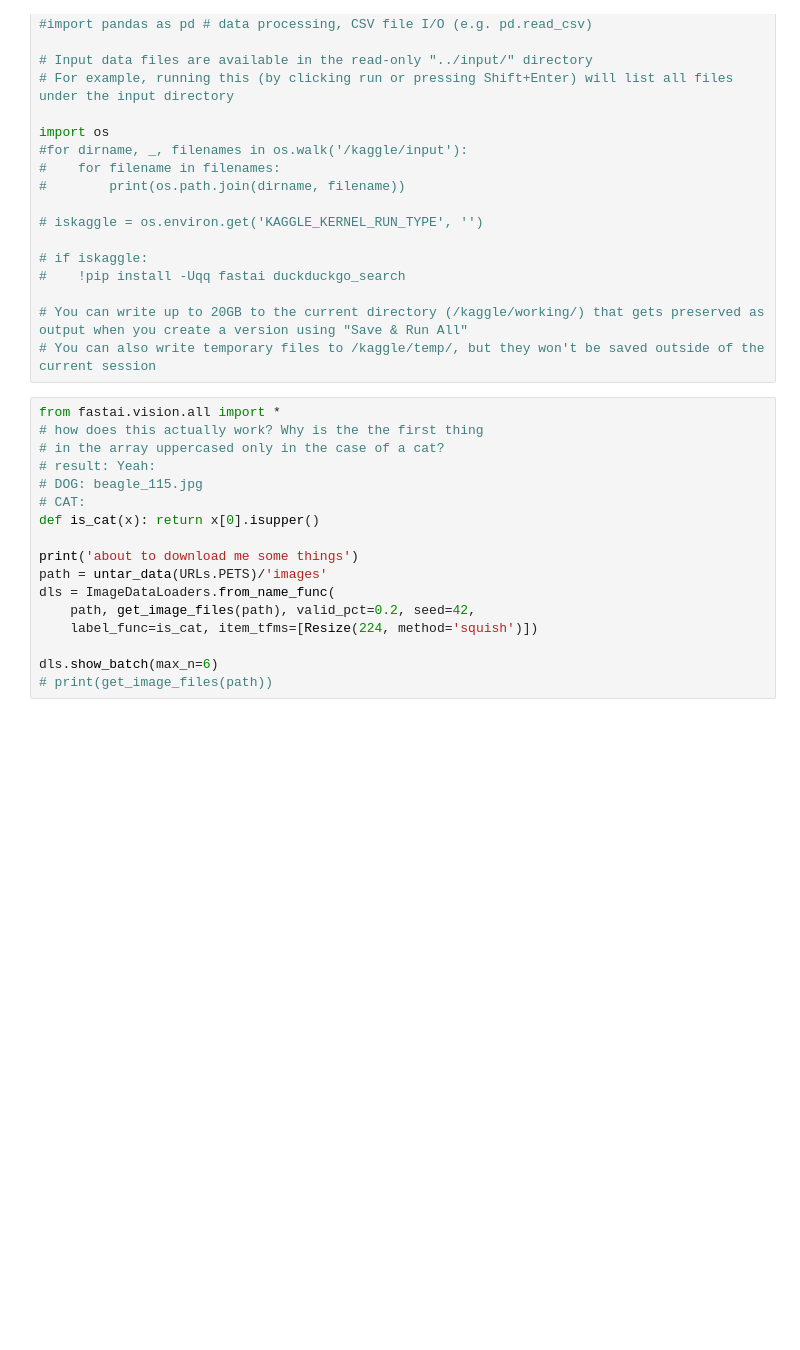
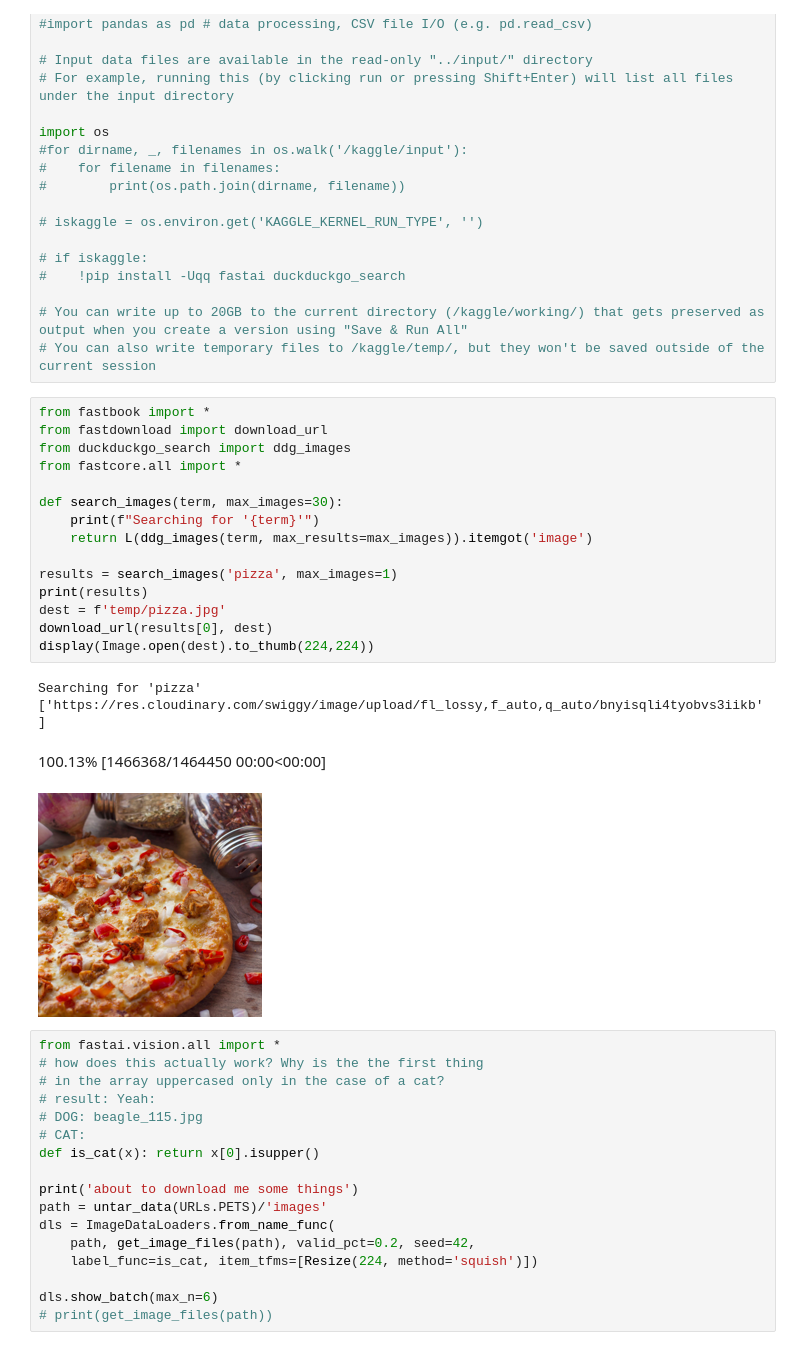
Before and after one commit to leftbyte/fastbook, a Jupyter notebook: cat-vs-dog.ipynb, the cells around one changed output. Saved outputs shown, nothing was run; the diff lists cells and outputs as text; blank space fills up the shorter version.

```diff
--- a/cat-vs-dog.ipynb
+++ b/cat-vs-dog.ipynb
@@ -21,6 +21,26 @@ import os
 
 # You can write up to 20GB to the current directory (/kaggle/working/) that gets preserved as output when you create a version using "Save & Run All"
 # You can also write temporary files to /kaggle/temp/, but they won't be saved outside of the current session
+# %%
+from fastbook import *
+from fastdownload import download_url
+from duckduckgo_search import ddg_images
+from fastcore.all import *
+
+def search_images(term, max_images=30):
+    print(f"Searching for '{term}'")
+    return L(ddg_images(term, max_results=max_images)).itemgot('image')
+
+results = search_images('pizza', max_images=1)
+print(results)
+dest = f'temp/pizza.jpg'
+download_url(results[0], dest)
+display(Image.open(dest).to_thumb(224,224))
+# %% [output]
+Searching for 'pizza'
+['https://res.cloudinary.com/swiggy/image/upload/fl_lossy,f_auto,q_auto/bnyisqli4tyobvs3iikb']
+100.13% [1466368/1464450 00:00<00:00]
+[figure, added]
 # %%
 from fastai.vision.all import *
 # how does this actually work? Why is the the first thing
```
Also changed, not shown: 1 other file.
